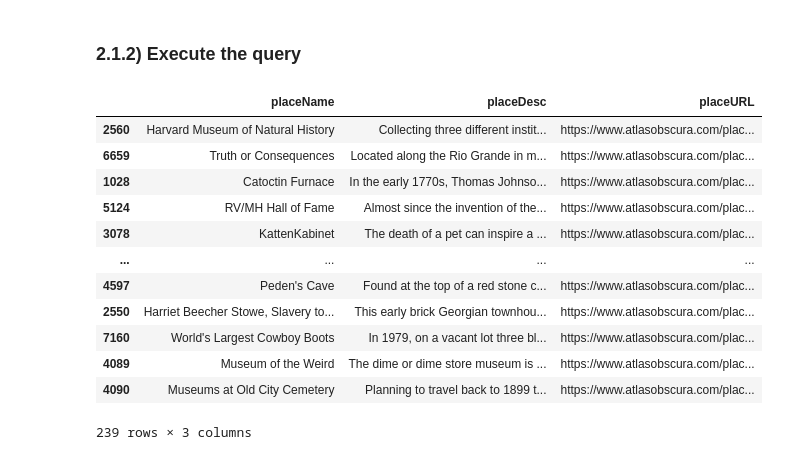
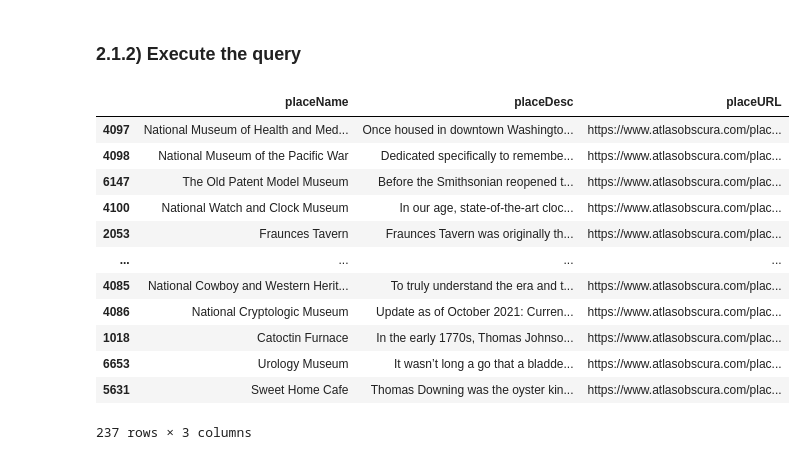
Before and after one commit to LucaFabri99/3HW-ADM-Fabri.Dinino.Aur, a Jupyter notebook: main.ipynb, the cells around one changed output. Cells and saved outputs as stored; diff of their text form; code cells hidden in the pictures.

```diff
--- a/main.ipynb
+++ b/main.ipynb
@@ -240,7 +240,7 @@ for page in range(1,401):
 os.chdir(r'C:\\Users\\Leonardo')
 # %%
 path= r"C:\Users\Marina\Downloads\3HW-ADM-Fabri.Dinino.Aur-main\3HW-ADM-Fabri.Dinino.Aur-main\tsv"
-final_dataset = pd.DataFrame()
+final_dataset = []
 filenames = os.listdir(path)
 
 for file in filenames:
@@ -248,14 +248,16 @@ for file in filenames:
         file_path = os.path.join(path,file)
         try:
             df = pd.read_csv(file_path, sep ="\t", header=None)
-            final_dataset = pd.concat([final_dataset,df])
+            final_dataset.append(df)
         except:
             pass
 
-final_dataset.to_csv('final_dataset.csv', index=False)
+final_dataset = pd.concat(final_dataset)
+final_dataset.to_csv('final_dataset.csv', index = False)
 # %%
 path = r"C:\Users\Marina\Downloads\3HW-ADM-Fabri.Dinino.Aur-main\3HW-ADM-Fabri.Dinino.Aur-main\individual_codes\final_dataset.csv"
 
 mostPopularPlaces = pd.read_csv(path)
-mostPopularPlaces.columns = ['placeName', 'placeTags', 'numPeopleVisited', 'numPeopleWant', 'placeDesc', 'placeNearby',
-        'placeAddress', 'placeAlt', 'placeLong', 'placeEditors', 'placePubDate', 'placeRelatedLists', 'placeRelatedPlaces', 'placeURL', 'placeShortDesc', 'NaN1', 'NaN2']
+mostPopularPlaces = mostPopularPlaces.iloc[:, :-2]
+mostPopularPlaces.columns = ['placeName', 'placeTags', 'numPeopleVisited', 'numPeopleWant', 'placeDesc', 'placeShortDesc', 'placeNearby',
+        'placeAddress', 'placeAlt', 'placeLong', 'placeEditors', 'placePubDate', 'placeRelatedLists', 'placeRelatedPlaces', 'placeURL']
@@ -319,12 +341 @@ NameError: name 'mostPopularPlaces' is not defined
-# %%
-listOfWords = []
-
-for index, row in mostPopularPlaces['placeDesc'].iteritems():
-    description = mostPopularPlaces['placeDesc'][index]
-    if type(description) == str:
-        listOfWords.append(ntlk_analysis(description))
-    else:
-        listOfWords.append([])
-
-mostPopularPlaces['listOfWords'] = listOfWords
 # %%
@@ -344,10 +365,12 @@ vocabolary = {}
 for index, list_ in mostPopularPlaces['listOfWords'].iteritems():
     for word in list_:
         if word in vocabolary:
-            vocabolary[word].append(index)
+            if index not in vocabolary[word]:
+                vocabolary[word].append(index)
         else:
             vocabolary[word] = [index]
 
+vocabolary = dict(sorted(vocabolary.items()))
 with open('vocabolary.txt', 'w') as file:
     file.write(str(vocabolary))
 # %% [markdown]
@@ -373,21 +396,21 @@ def search_match(query,df):
 
     return pd.DataFrame(result)
 # %%
-result = search_match('american museum', mostPopularPlaces)
-result
+first_search_engine = search_match('american museum', mostPopularPlaces)
+first_search_engine
 # %% [output]
 |  | placeName | placeDesc | placeURL |
-| 2560 | Harvard Museum of Natural History | Collecting three different instit... | https://www.atlasobscura.com/plac... |
-| 6659 | Truth or Consequences | Located along the Rio Grande in m... | https://www.atlasobscura.com/plac... |
-| 1028 | Catoctin Furnace | In the early 1770s, Thomas Johnso... | https://www.atlasobscura.com/plac... |
-| 5124 | RV/MH Hall of Fame | Almost since the invention of the... | https://www.atlasobscura.com/plac... |
-| 3078 | KattenKabinet | The death of a pet can inspire a ... | https://www.atlasobscura.com/plac... |
+| 4097 | National Museum of Health and Med... | Once housed in downtown Washingto... | https://www.atlasobscura.com/plac... |
+| 4098 | National Museum of the Pacific War | Dedicated specifically to remembe... | https://www.atlasobscura.com/plac... |
+| 6147 | The Old Patent Model Museum | Before the Smithsonian reopened t... | https://www.atlasobscura.com/plac... |
+| 4100 | National Watch and Clock Museum | In our age, state-of-the-art cloc... | https://www.atlasobscura.com/plac... |
+| 2053 | Fraunces Tavern | Fraunces Tavern was originally th... | https://www.atlasobscura.com/plac... |
 | ... | ... | ... | ... |
-| 4597 | Peden's Cave | Found at the top of a red stone c... | https://www.atlasobscura.com/plac... |
-| 2550 | Harriet Beecher Stowe, Slavery to... | This early brick Georgian townhou... | https://www.atlasobscura.com/plac... |
-| 7160 | World's Largest Cowboy Boots | In 1979, on a vacant lot three bl... | https://www.atlasobscura.com/plac... |
-| 4089 | Museum of the Weird | The dime or dime store museum is ... | https://www.atlasobscura.com/plac... |
-| 4090 | Museums at Old City Cemetery | Planning to travel back to 1899 t... | https://www.atlasobscura.com/plac... |
+| 4085 | National Cowboy and Western Herit... | To truly understand the era and t... | https://www.atlasobscura.com/plac... |
+| 4086 | National Cryptologic Museum | Update as of October 2021: Curren... | https://www.atlasobscura.com/plac... |
+| 1018 | Catoctin Furnace | In the early 1770s, Thomas Johnso... | https://www.atlasobscura.com/plac... |
+| 6653 | Urology Museum | It wasn’t long a go that a bladde... | https://www.atlasobscura.com/plac... |
+| 5631 | Sweet Home Cafe | Thomas Downing was the oyster kin... | https://www.atlasobscura.com/plac... |
-239 rows × 3 columns
+237 rows × 3 columns
 # %%
 Helloooooooooooooooooo
```
Also changed, not shown: parts of 3 cells of this notebook, 2 other files.
